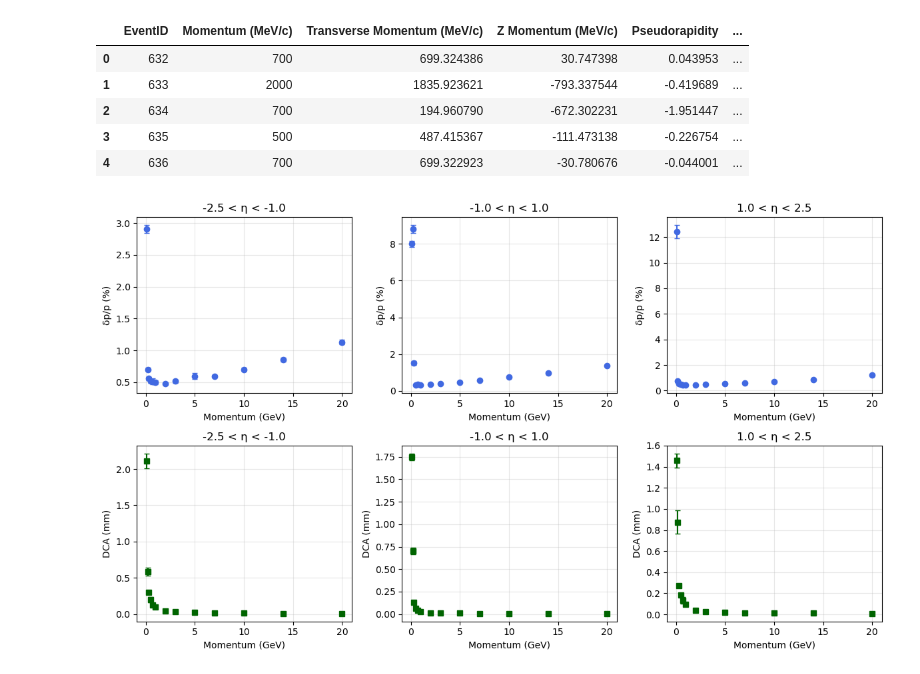
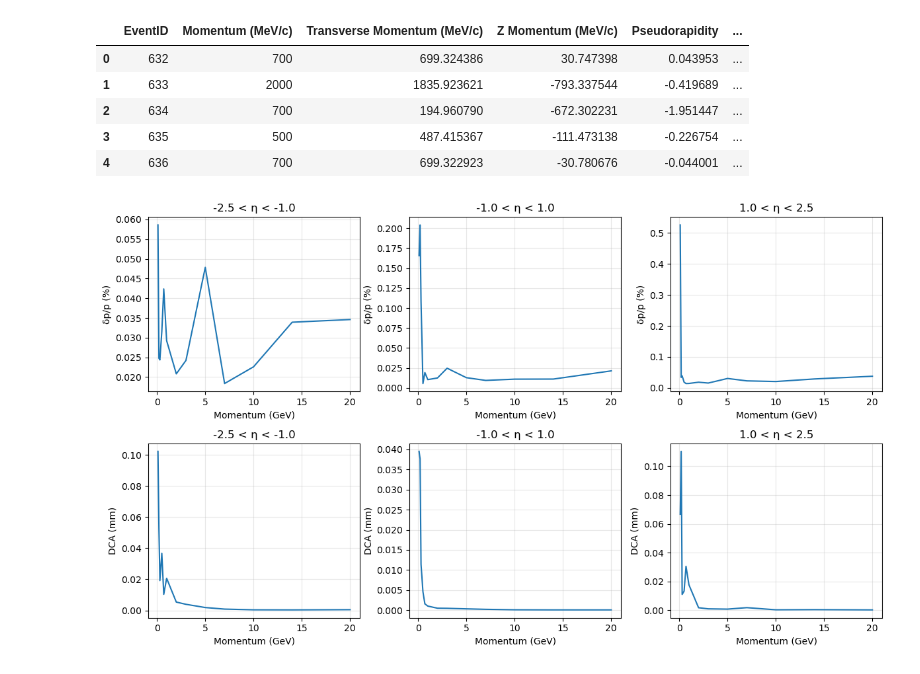
Before and after one commit to P4GAN/B8_Project, a Jupyter notebook: Analysis/tracking_performance.ipynb, the cells around one changed output. Cells and saved outputs as stored; diff of their text form; code cells hidden in the pictures.

```diff
--- a/Analysis/tracking_performance.ipynb
+++ b/Analysis/tracking_performance.ipynb
@@ -32,33 +32,33 @@ for i, (eta_lo, eta_hi) in enumerate(eta_bins):
     p_Gev = []
     p_accuracy = []
     p_accuracy_err = []
     DCA = []
     DCA_err = []
 
     for p in momentum_points:
         subset = df_eta[df_eta["Momentum (MeV/c)"] == p]
 
         p_Gev.append(p / 1000.0)
         p_accuracy.append(subset["Momentum Accuracy (%)"].mean())
         p_accuracy_err.append(subset["Momentum Accuracy (%)"].std() / np.sqrt(len(subset)))
         DCA.append(subset["DCA (mm)"].mean())
         DCA_err.append(subset["DCA (mm)"].std() / np.sqrt(len(subset)))
 
     ax = axes[0, i]
-    ax.errorbar(p_Gev, p_accuracy, yerr=p_accuracy_err, fmt='o', color='royalblue', capsize=3)
+    ax.plot(p_Gev, p_accuracy_err)
     ax.set_title(f"{eta_lo} < η < {eta_hi}")
     ax.set_xlabel("Momentum (GeV)")
     ax.set_ylabel("δp/p (%)")
     ax.grid(alpha=0.3)
 
     ax = axes[1, i]
-    ax.errorbar(p_Gev, DCA, yerr=DCA_err, fmt='s', color='darkgreen', capsize=3)
+    ax.plot(p_Gev, DCA_err)
     ax.set_title(f"{eta_lo} < η < {eta_hi}")
     ax.set_xlabel("Momentum (GeV)")
     ax.set_ylabel("DCA (mm)")
     ax.grid(alpha=0.3)
 
 plt.tight_layout()
 plt.show()
 # %% [output]
-[figure, old version]
+[figure, new version]
```
Also changed, not shown: parts of 2 cells of this notebook, 15 other files.
